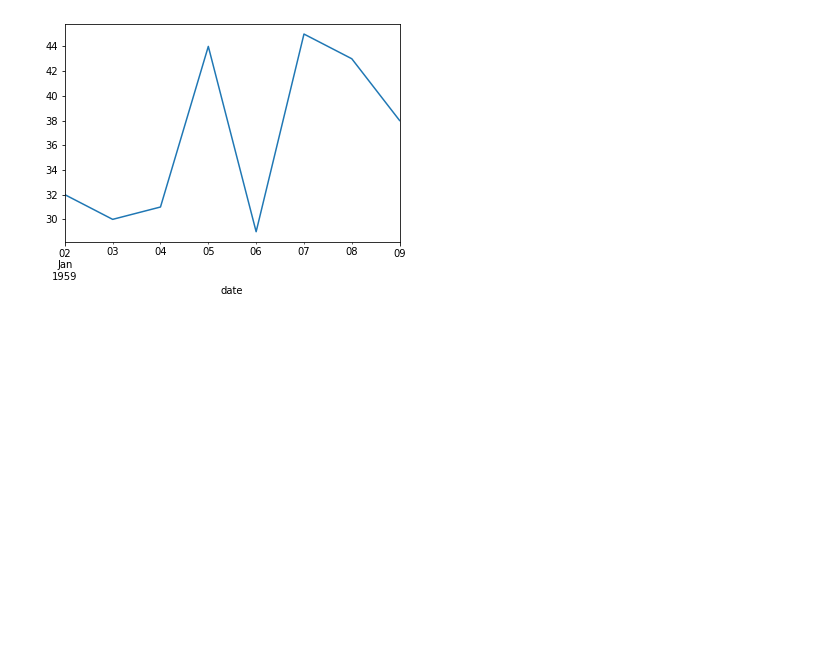
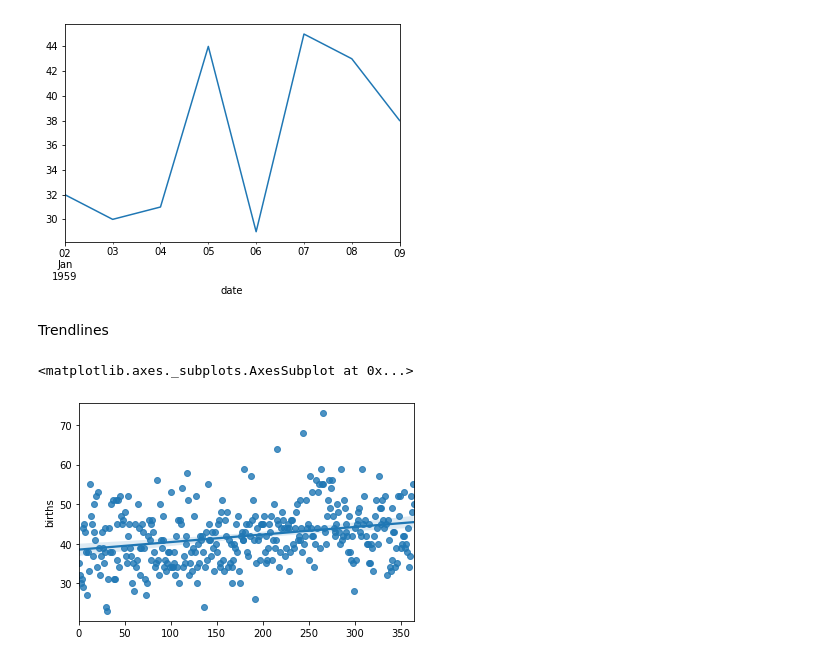
Before and after one commit to anmol0720/Time-Series-Forcasting, a Jupyter notebook: TensorFlow_with_GPU.ipynb, the cells around one changed output. Drawn from its saved outputs; the diff is of its cells as text; code cells hidden in the pictures; blank space fills up the shorter version.

```diff
--- a/TensorFlow_with_GPU.ipynb
+++ b/TensorFlow_with_GPU.ipynb
@@ -197,3 +197,5 @@ df4['births'].plot()
 # %% [output]
 <matplotlib.axes._subplots.AxesSubplot at 0x...>
 [figure]
+# %% [markdown]
+Trendlines
@@ -199,0 +204,5 @@ df4['births'].plot()
+# %%
+sns.regplot(x=df2.index.values,y=df2['births'])
+# %% [output]
+<matplotlib.axes._subplots.AxesSubplot at 0x...>
+[figure, added]
```
Also changed, not shown: parts of 1 cell of this notebook.
